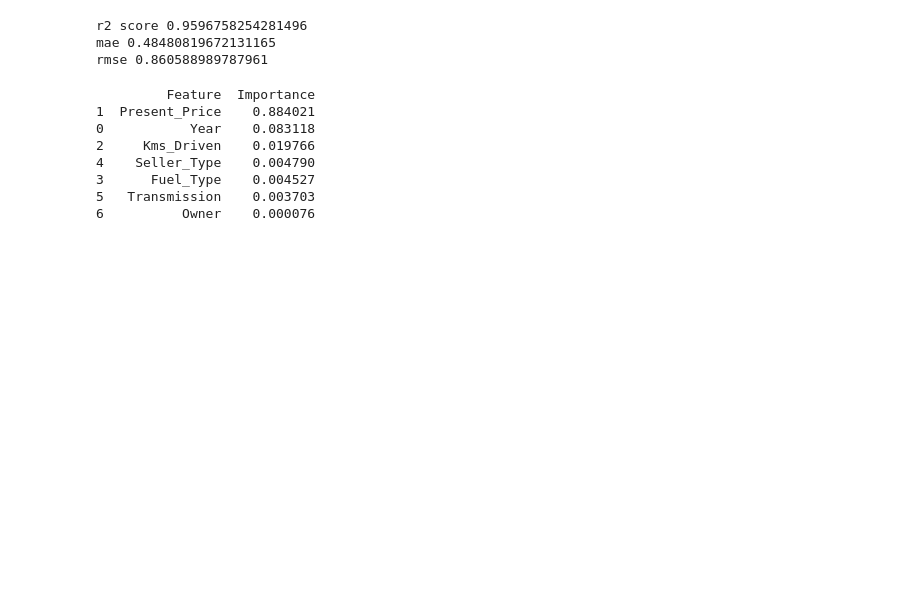
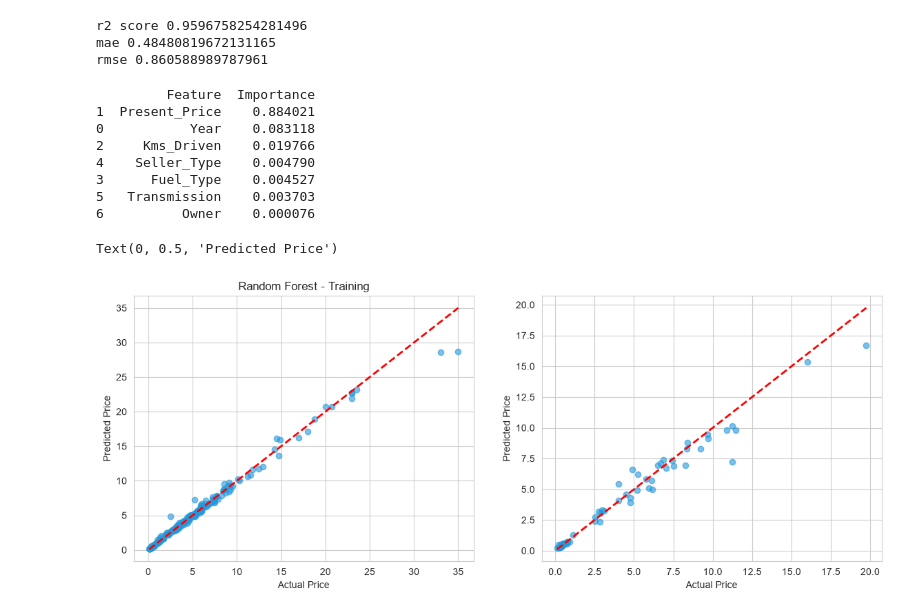
Before and after one commit to SihanUdayaratna03/AutoOracle-AI, a Jupyter notebook: car-price-prediction.ipynb, the cells around one changed output. Saved outputs shown, nothing was run; the diff lists cells and outputs as text; code cells hidden in the pictures; blank space fills up the shorter version.

```diff
--- a/car-price-prediction.ipynb
+++ b/car-price-prediction.ipynb
@@ -356,3 +356,19 @@ print(feature_importance)
 3      Fuel_Type    0.004527
 5   Transmission    0.003703
 6          Owner    0.000076
+# %%
+fig, axes = plt.subplots(1, 2, figsize=(14, 5))
+
+axes[0].scatter(y_train, train_pred_rf, alpha=0.6, color='#2498db')
+axes[0].plot([y_train.min(), y_train.max()], [y_train.min(), y_train.max()], 'r--', lw=2)
+axes[0].set_xlabel('Actual Price')
+axes[0].set_ylabel('Predicted Price')
+axes[0].set_title('Random Forest - Training')
+
+axes[1].scatter(y_test, test_pred_rf, alpha=0.6, color='#2498db')
+axes[1].plot([y_test.min(), y_test.max()], [y_test.min(), y_test.max()], 'r--', lw=2)
+axes[1].set_xlabel('Actual Price')
+axes[1].set_ylabel('Predicted Price')
+# %% [output]
+Text(0, 0.5, 'Predicted Price')
+[figure, added]
```
Also changed, not shown: parts of 2 cells of this notebook.
